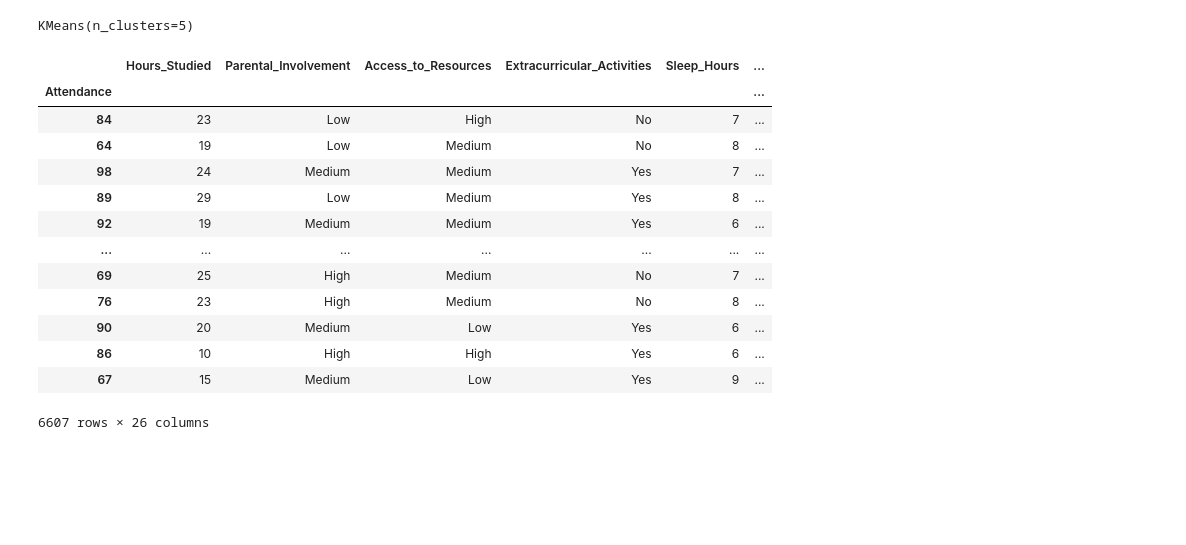
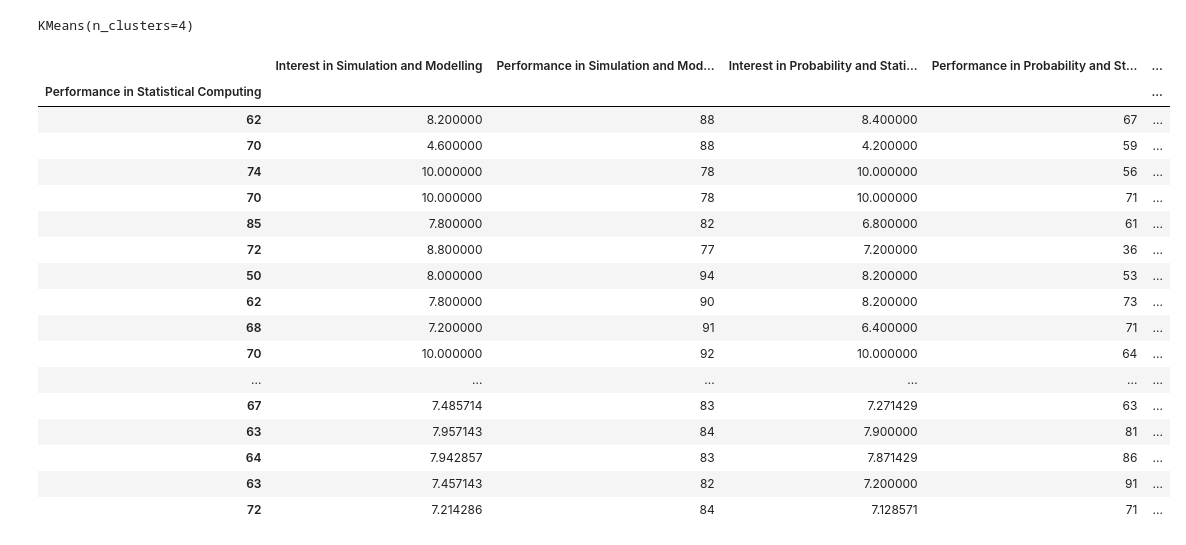
Before and after one commit to RafaelAngeloChristianto/Student-Performance-Prediction-And-Recommender, a Jupyter notebook: main.ipynb, the cells around one changed output. Drawn from its saved outputs; the diff is of its cells as text; code cells hidden in the pictures; blank space fills up the shorter version.

```diff
--- a/main.ipynb
+++ b/main.ipynb
@@ -92,4 +111,4 @@ Initializing the scaler
 # %%
-df = pd.read_csv("datasets/StudentPerformanceFactors.csv", index_col = "Attendance")
+df = pd.read_csv("output.csv", index_col="Performance in Statistical Computing")
 df
 # %% [output]
@@ -122,2 +156,0 @@ df.describe()
-# %%
-df[['Hours_Studied_T', 'Exam_Score_T', 'Sleep_Hours_T', 'Tutoring_Sessions_T', 'Physical_Activity_T', 'Previous_Scores_T']] = scaler.fit_transform(df[['Hours_Studied', 'Exam_Score', 'Sleep_Hours', 'Tutoring_Sessions', 'Physical_Activity', 'Previous_Scores']])
@@ -126,3 +157,5 @@ Transform data, with added _T as label to indicate the transformed data
+# %%
+df[['Interest_SM', 'Perf_SM', 'Interest_PS', 'Perf_PS', 'Interest_DA', 'Perf_DA']] = scaler.fit_transform(df[['Interest in Simulation and Modelling', 'Performance in Simulation and Modelling', 'Interest in Probability and Statistics', 'Performance in Probability and Statistics', 'Interest in Data Analysis', 'Performance in Data Analysis']])
 # %%
 df
 # %% [output]
@@ -168,24 +201,28 @@ Optimum: Around 5 or 6
 # %%
-kmeans = KMeans(n_clusters = 5)
-kmeans.fit(df[['Hours_Studied', 'Exam_Score']])
+kmeans = KMeans(n_clusters = 4)
+kmeans.fit(df[['Interest in Data Analysis', 'Performance in Data Analysis']])
 # %% [output]
-KMeans(n_clusters=5)
+KMeans(n_clusters=4)
 # %%
-df['kmeans_5'] = kmeans.labels_
+df['kmeans_3'] = kmeans.labels_
 df
 # %% [output]
-|  | Hours_Studied | Parental_Involvement | Access_to_Resources | Extracurricular_Activities | Sleep_Hours | ... |
-| Attendance |  |  |  |  |  | ... |
-| 84 | 23 | Low | High | No | 7 | ... |
-| 64 | 19 | Low | Medium | No | 8 | ... |
-| 98 | 24 | Medium | Medium | Yes | 7 | ... |
-| 89 | 29 | Low | Medium | Yes | 8 | ... |
-| 92 | 19 | Medium | Medium | Yes | 6 | ... |
-| ... | ... | ... | ... | ... | ... | ... |
-| 69 | 25 | High | Medium | No | 7 | ... |
-| 76 | 23 | High | Medium | No | 8 | ... |
-| 90 | 20 | Medium | Low | Yes | 6 | ... |
-| 86 | 10 | High | High | Yes | 6 | ... |
-| 67 | 15 | Medium | Low | Yes | 9 | ... |
+|  | Interest in Simulation and Modelling | Performance in Simulation and Mod... | Interest in Probability and Stati... | Performance in Probability and St... | ... |
+| Performance in Statistical Computing |  |  |  |  | ... |
+| 62 | 8.200000 | 88 | 8.400000 | 67 | ... |
+| 70 | 4.600000 | 88 | 4.200000 | 59 | ... |
+| 74 | 10.000000 | 78 | 10.000000 | 56 | ... |
+| 70 | 10.000000 | 78 | 10.000000 | 71 | ... |
+| 85 | 7.800000 | 82 | 6.800000 | 61 | ... |
+| 72 | 8.800000 | 77 | 7.200000 | 36 | ... |
+| 50 | 8.000000 | 94 | 8.200000 | 53 | ... |
+| 62 | 7.800000 | 90 | 8.200000 | 73 | ... |
+| 68 | 7.200000 | 91 | 6.400000 | 71 | ... |
+| 70 | 10.000000 | 92 | 10.000000 | 64 | ... |
+| ... | ... | ... | ... | ... | ... |
+| 67 | 7.485714 | 83 | 7.271429 | 63 | ... |
+| 63 | 7.957143 | 84 | 7.900000 | 81 | ... |
+| 64 | 7.942857 | 83 | 7.871429 | 86 | ... |
+| 63 | 7.457143 | 82 | 7.200000 | 91 | ... |
+| 72 | 7.214286 | 84 | 7.128571 | 71 | ... |
-6607 rows × 26 columns
 # %%
```
Also changed, not shown: parts of 30 cells of this notebook, 1 other file.
